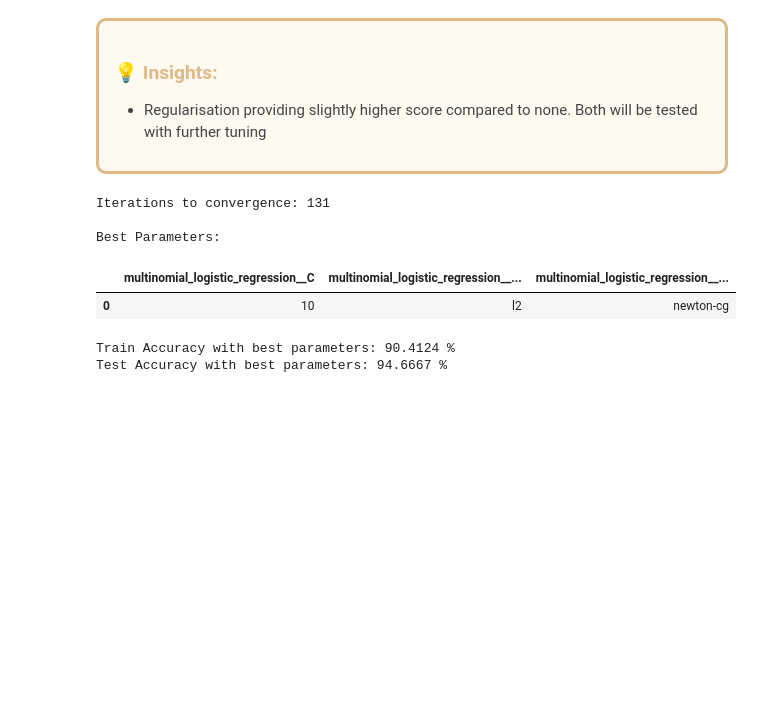
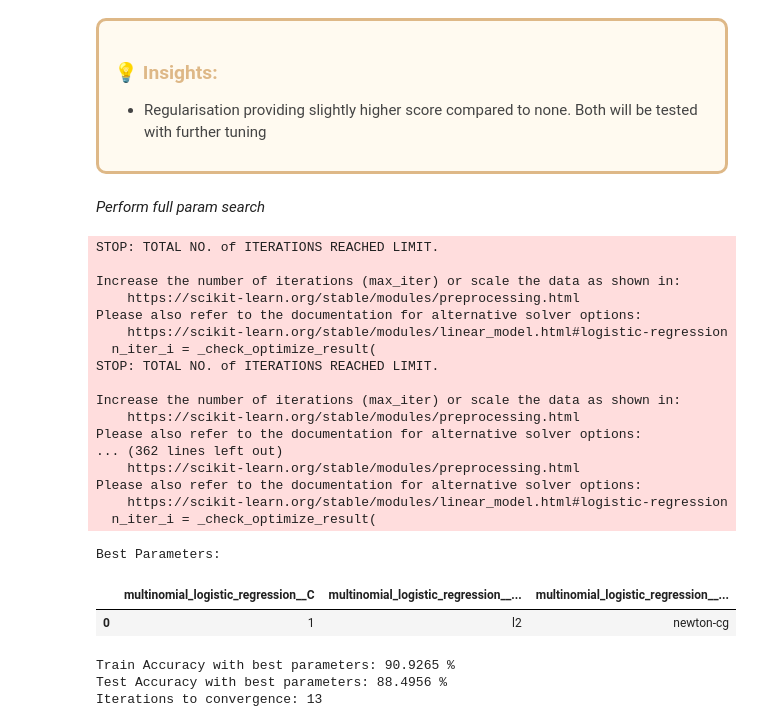
Before and after one commit to carstenegelund/sleep-disorder-classifier, a Jupyter notebook: model.ipynb, the cells around one changed output. Cells and saved outputs as stored; diff of their text form; code cells hidden in the pictures; blank space fills up the shorter version.

```diff
--- a/model.ipynb
+++ b/model.ipynb
@@ -43,7 +47,7 @@ df loaded
 # %%
 X = df[settings.ALL_FEATURES]
 y = df[settings.LABEL]
-X_train, X_test, y_train, y_test = train_test_split(X, y, test_size=0.2, random_state=43, stratify=y)
+X_train, X_test, y_train, y_test = train_test_split(X, y, test_size=0.3, random_state=43, stratify=y)
 # %%
 # Encode y vector
 map = {"None":0, "Sleep Apnea":1, "Insomnia":2}
@@ -148,24 +145,24 @@ param_grid_mlr = {
 }
 
 # Create and fit GridSearchCV object on training data
-grid_search_mlr = GridSearchCV(pipeline_mlr, param_grid=param_grid_mlr, scoring='accuracy', cv=cv_mlr, n_jobs=-1)
+grid_search_mlr = GridSearchCV(pipeline_mlr, param_grid=param_grid_mlr, scoring='accuracy', cv=cv_mlr)
 grid_search_mlr.fit(X_train, y_train)
 
 # Access the best hyperparameters and results
-best_params, best_score = grid_search_mlr.best_params_, grid_search_mlr.best_score_
-
-# See how long convergence took on best model
-print("Iterations to convergence:", best_model['multinomial_logistic_regression'].n_iter_[0])
+best_params, best_train_score = grid_search_mlr.best_params_, grid_search_mlr.best_score_
 
 # Print the best parameters
 print("\nBest Parameters:")
 display(pd.DataFrame(best_params, index=[0]))
 
 # Print the best training score
-print("Train Accuracy with best parameters:", np.round(best_score, 6)*100, "%")
+print("Train Accuracy with best parameters:", np.round(best_train_score, 6)*100, "%")
 
 # Evaluate the best model on the test set
 best_model = grid_search_mlr.best_estimator_
 test_accuracy = best_model.score(X_test, y_test)
 print("Test Accuracy with best parameters:", np.round(test_accuracy, 6)*100, "%")
+
+# Time to convergence
+print("Iterations to convergence:", best_model['multinomial_logistic_regression'].n_iter_[0])
 # %% [output]
@@ -209,43 +222,61 @@ plt.show()
     <li>Regularisation providing slightly higher score compared to none. Both will be tested with further tuning</li>
 </ul>
 </div>
+# %% [markdown]
+*Perform full param search*
 # %%
 # set up param grid
 param_grid_mlr = {
     'multinomial_logistic_regression__C': [0.001, 0.01, 0.1, 1, 10, 100], # default = 1 (moderate)
     'multinomial_logistic_regression__solver': ['newton-cg', 'lbfgs', 'sag', 'saga'], # default = lbfgs
-    'multinomial_logistic_regression__penalty': ['l2', "none"] # default = l2
+    'multinomial_logistic_regression__penalty': ['l2', 'none'] # default = l2
 }
 
 # Create and fit GridSearchCV object on training data
-grid_search_mlr = GridSearchCV(pipeline_mlr, param_grid=param_grid_mlr, scoring='accuracy', cv=cv_mlr, n_jobs=-1)
+grid_search_mlr = GridSearchCV(pipeline_mlr, param_grid=param_grid_mlr, scoring='accuracy', cv=cv_mlr, pre_dispatch = 4)
 grid_search_mlr.fit(X_train, y_train)
 
 # Access the best hyperparameters and results
-best_params, best_score = grid_search_mlr.best_params_, grid_search_mlr.best_score_
-
-# See how long convergence took on best model
-print("Iterations to convergence:", best_model['multinomial_logistic_regression'].n_iter_[0])
+best_params, best_train_score = grid_search_mlr.best_params_, grid_search_mlr.best_score_
 
 # Print the best parameters
 print("\nBest Parameters:")
 display(pd.DataFrame(best_params, index=[0]))
 
 # Print the best training score
-print("Train Accuracy with best parameters:", np.round(best_score, 6)*100, "%")
+print("Train Accuracy with best parameters:", np.round(best_train_score, 6)*100, "%")
 
 # Evaluate the best model on the test set
 best_model = grid_search_mlr.best_estimator_
 test_accuracy = best_model.score(X_test, y_test)
 print("Test Accuracy with best parameters:", np.round(test_accuracy, 6)*100, "%")
+
+# Time to convergence
+print("Iterations to convergence:", best_model['multinomial_logistic_regression'].n_iter_[0])
 # %% [output]
-Iterations to convergence: 131
+STOP: TOTAL NO. of ITERATIONS REACHED LIMIT.
 
-Best Parameters:
+Increase the number of iterations (max_iter) or scale the data as shown in:
+    https://scikit-learn.org/stable/modules/preprocessing.html
+Please also refer to the documentation for alternative solver options:
+    https://scikit-learn.org/stable/modules/linear_model.html#logistic-regression
+  n_iter_i = _check_optimize_result(
+STOP: TOTAL NO. of ITERATIONS REACHED LIMIT.
+
+Increase the number of iterations (max_iter) or scale the data as shown in:
+    https://scikit-learn.org/stable/modules/preprocessing.html
+Please also refer to the documentation for alternative solver options:
+... (362 lines left out)
+    https://scikit-learn.org/stable/modules/preprocessing.html
+Please also refer to the documentation for alternative solver options:
+    https://scikit-learn.org/stable/modules/linear_model.html#logistic-regression
+  n_iter_i = _check_optimize_result(
+Best Parameters:
 |  | multinomial_logistic_regression__C | multinomial_logistic_regression__... | multinomial_logistic_regression__... |
-| 0 | 10 | l2 | newton-cg |
+| 0 | 1 | l2 | newton-cg |
-Train Accuracy with best parameters: 90.4124 %
-Test Accuracy with best parameters: 94.6667 %
+Train Accuracy with best parameters: 90.9265 %
+Test Accuracy with best parameters: 88.4956 %
+Iterations to convergence: 13
 # %%
 # Access the latest grid search results
 results = grid_search_mlr.cv_results_
```
Also changed, not shown: parts of 30 cells of this notebook, 4 other files.
